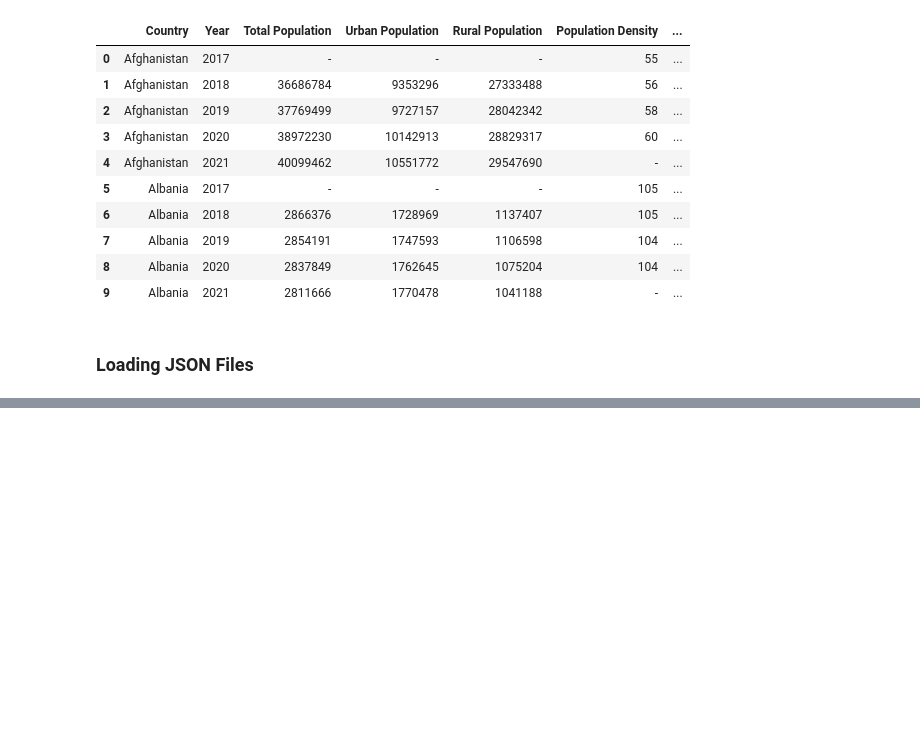
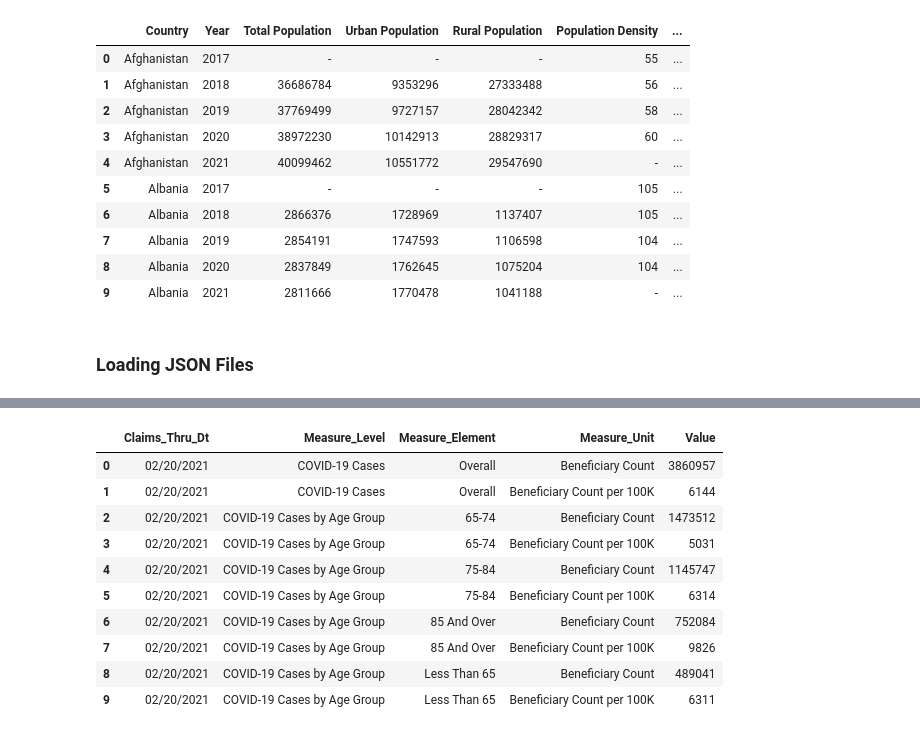
Before and after one commit to Stephen-sanchez1/datasci_1_loading, a Jupyter notebook: HHA_507_HW1.ipynb, the cells around one changed output, grey strips where cells are left out. Drawn from its saved outputs; the diff is of its cells as text; code cells hidden in the pictures; blank space fills up the shorter version.

```diff
--- a/HHA_507_HW1.ipynb
+++ b/HHA_507_HW1.ipynb
@@ -188,0 +290,18 @@ dataset5.head(10)
+# %%
+#  JSON file #3
+# Loading JSON file #3
+
+dataset8 = pd.read_json('/Medicare COVID19_Cases_Hospitalizations.json')
+dataset8.head(10)
+# %% [output]
+|  | Claims_Thru_Dt | Measure_Level | Measure_Element | Measure_Unit | Value |
+| 0 | 02/20/2021 | COVID-19 Cases | Overall | Beneficiary Count | 3860957 |
+| 1 | 02/20/2021 | COVID-19 Cases | Overall | Beneficiary Count per 100K | 6144 |
+| 2 | 02/20/2021 | COVID-19 Cases by Age Group | 65-74 | Beneficiary Count | 1473512 |
+| 3 | 02/20/2021 | COVID-19 Cases by Age Group | 65-74 | Beneficiary Count per 100K | 5031 |
+| 4 | 02/20/2021 | COVID-19 Cases by Age Group | 75-84 | Beneficiary Count | 1145747 |
+| 5 | 02/20/2021 | COVID-19 Cases by Age Group | 75-84 | Beneficiary Count per 100K | 6314 |
+| 6 | 02/20/2021 | COVID-19 Cases by Age Group | 85 And Over | Beneficiary Count | 752084 |
+| 7 | 02/20/2021 | COVID-19 Cases by Age Group | 85 And Over | Beneficiary Count per 100K | 9826 |
+| 8 | 02/20/2021 | COVID-19 Cases by Age Group | Less Than 65 | Beneficiary Count | 489041 |
+| 9 | 02/20/2021 | COVID-19 Cases by Age Group | Less Than 65 | Beneficiary Count per 100K | 6311 |
```
Also changed, not shown: parts of 6 cells of this notebook.
